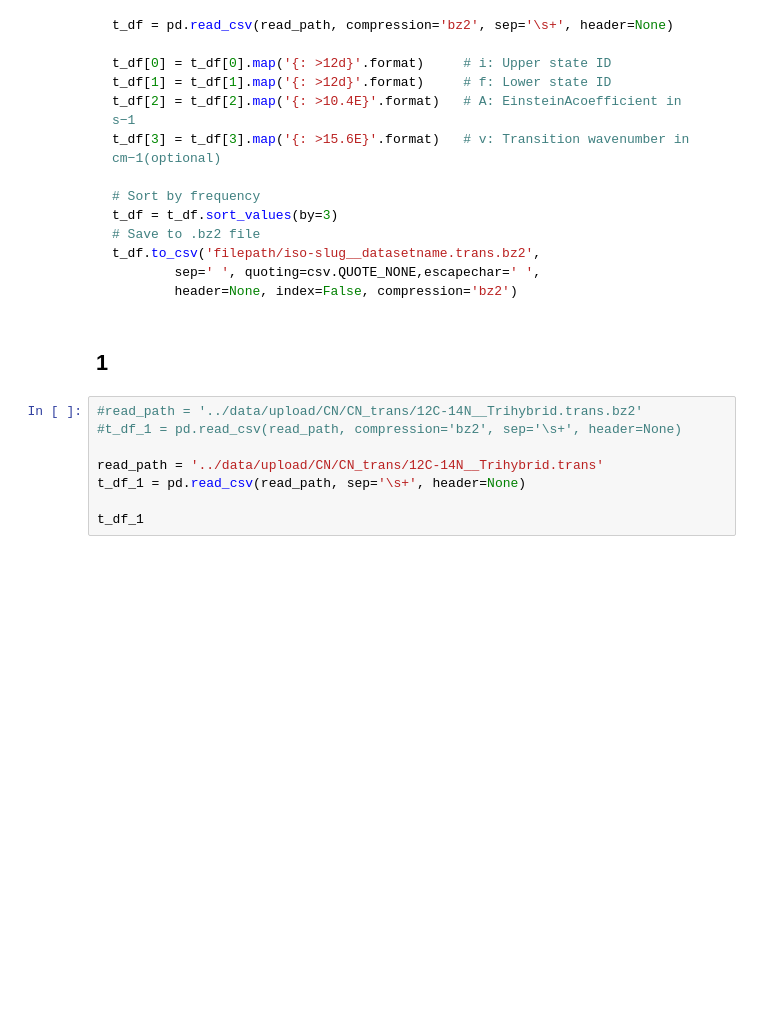
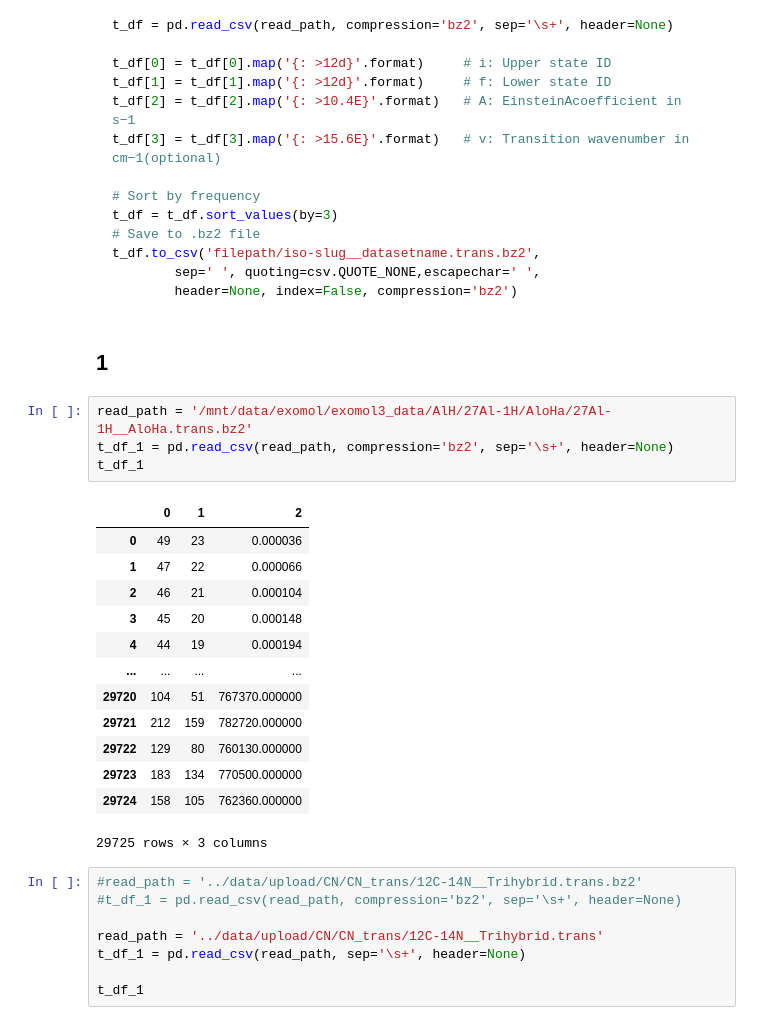
Before and after one commit to Beryl-Jingxin/PyExoCross, a Jupyter notebook: ExoMol_format/check_linelist.ipynb, the cells around one changed output. Cells and saved outputs as stored; diff of their text form; blank space fills up the shorter version.

````diff
--- a/ExoMol_format/check_linelist.ipynb
+++ b/ExoMol_format/check_linelist.ipynb
@@ -282,6 +286,24 @@ t_df.to_csv('filepath/iso-slug__datasetname.trans.bz2',
 ```
 
 ## 1
+# %%
+read_path = '/mnt/data/exomol/exomol3_data/AlH/27Al-1H/AloHa/27Al-1H__AloHa.trans.bz2'
+t_df_1 = pd.read_csv(read_path, compression='bz2', sep='\s+', header=None)
+t_df_1
+# %% [output]
+|  | 0 | 1 | 2 |
+| 0 | 49 | 23 | 0.000036 |
+| 1 | 47 | 22 | 0.000066 |
+| 2 | 46 | 21 | 0.000104 |
+| 3 | 45 | 20 | 0.000148 |
+| 4 | 44 | 19 | 0.000194 |
+| ... | ... | ... | ... |
+| 29720 | 104 | 51 | 767370.000000 |
+| 29721 | 212 | 159 | 782720.000000 |
+| 29722 | 129 | 80 | 760130.000000 |
+| 29723 | 183 | 134 | 770500.000000 |
+| 29724 | 158 | 105 | 762360.000000 |
+29725 rows × 3 columns
 # %%
 #read_path = '../data/upload/CN/CN_trans/12C-14N__Trihybrid.trans.bz2'
 #t_df_1 = pd.read_csv(read_path, compression='bz2', sep='\s+', header=None)
````
Also changed, not shown: parts of 7 cells of this notebook, 30 other files.
